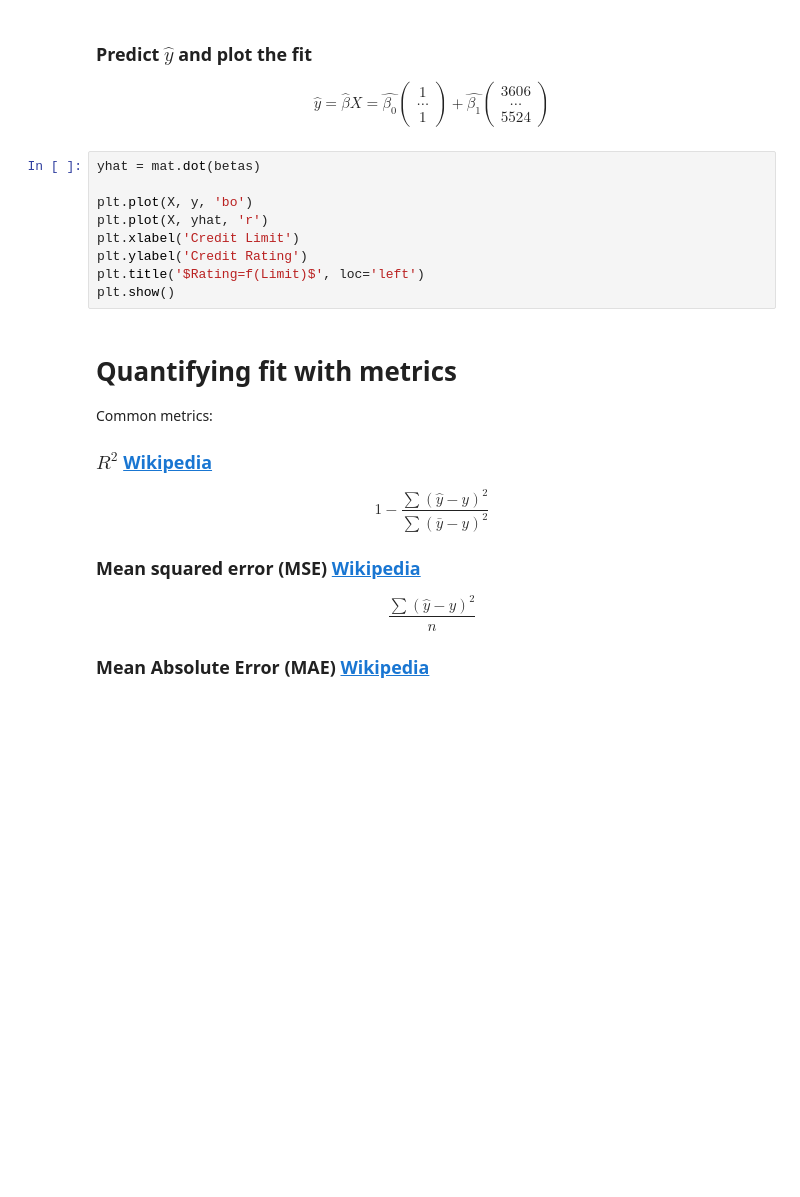
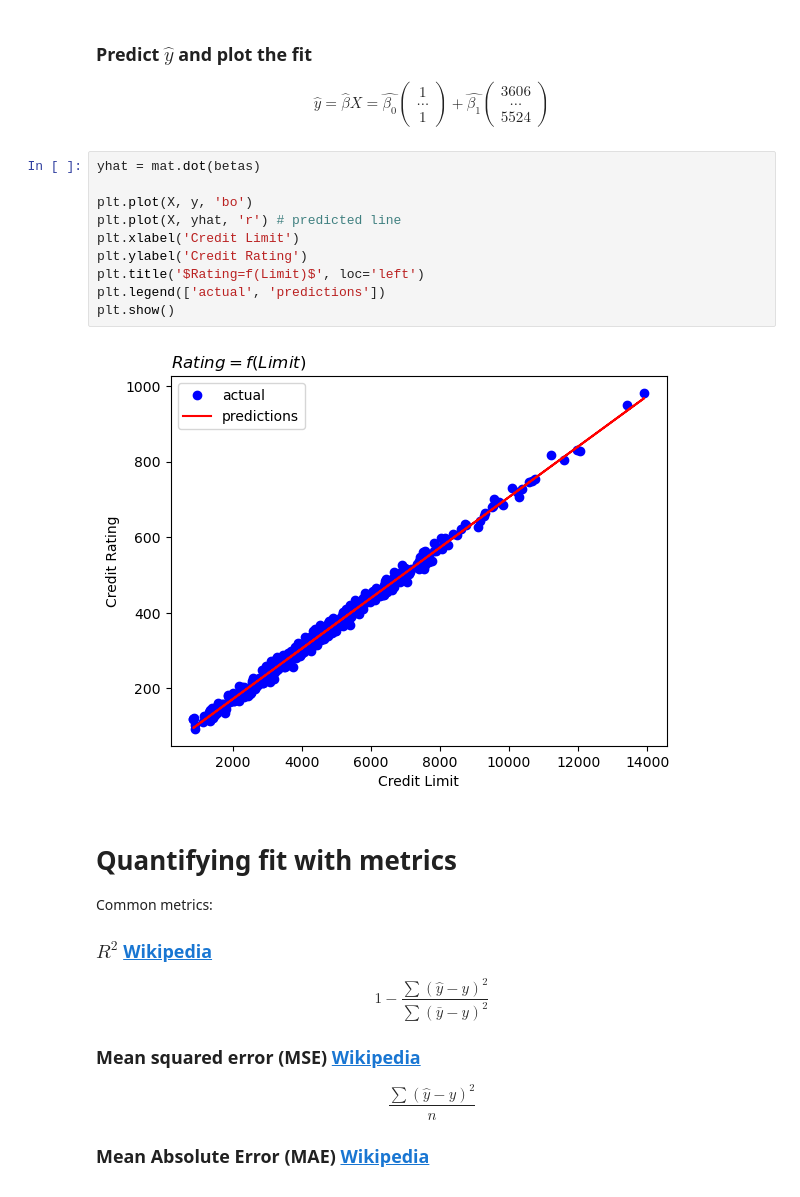
Before and after one commit to msaricaumbc/DS602, a Jupyter notebook: week4 - linear-regression/linear-regression-and-regularization.ipynb, the cells around one changed output. Saved outputs shown, nothing was run; the diff lists cells and outputs as text; blank space fills up the shorter version.

```diff
--- a/week4 - linear-regression/linear-regression-and-regularization.ipynb
+++ b/week4 - linear-regression/linear-regression-and-regularization.ipynb
@@ -215,12 +265,15 @@ $$
 # %%
 yhat = mat.dot(betas)
 
 plt.plot(X, y, 'bo')
-plt.plot(X, yhat, 'r')
+plt.plot(X, yhat, 'r') # predicted line
 plt.xlabel('Credit Limit')
 plt.ylabel('Credit Rating')
 plt.title('$Rating=f(Limit)$', loc='left')
+plt.legend(['actual', 'predictions'])
 plt.show()
+# %% [output]
+[figure, added]
 # %% [markdown]
 # Quantifying fit with metrics
 Common metrics:
```
Also changed, not shown: parts of 83 cells of this notebook.
